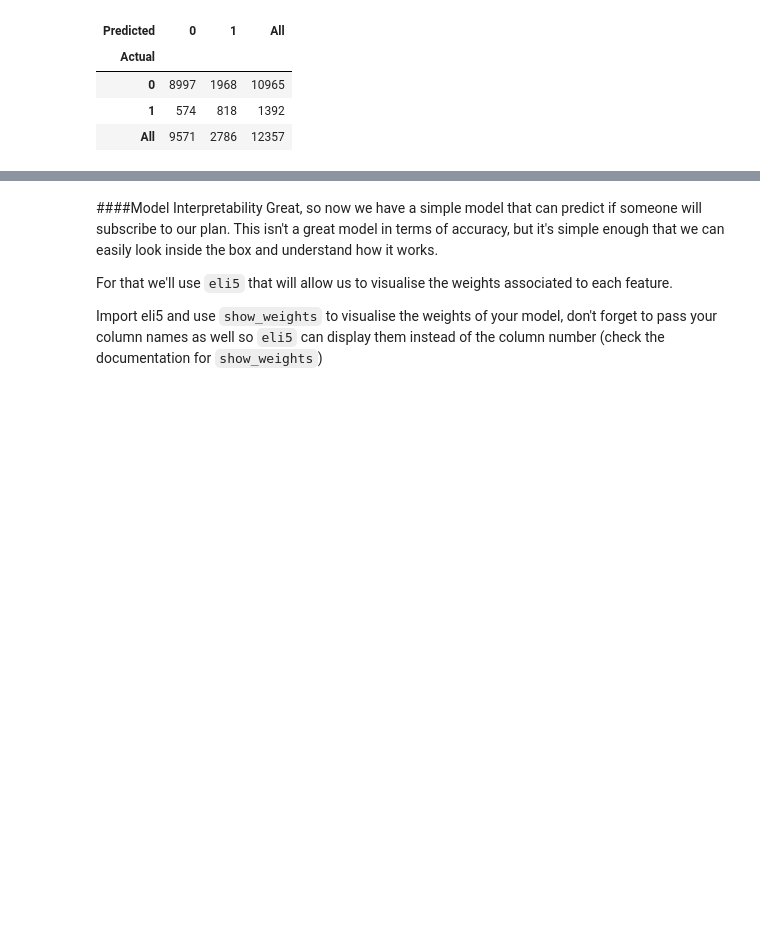
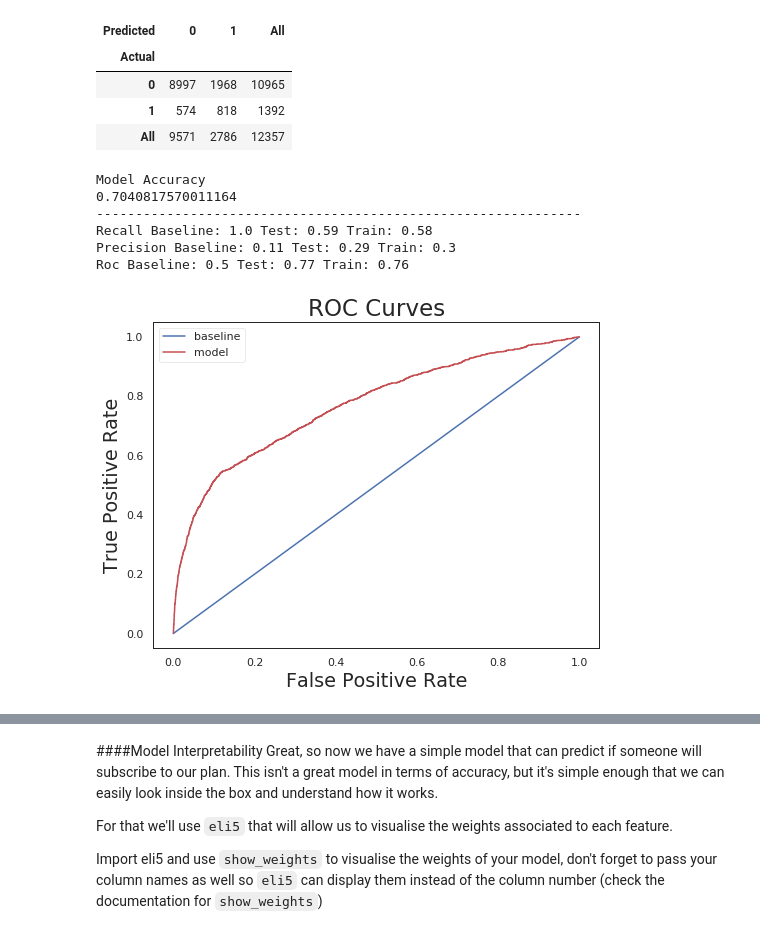
Before and after one commit to mvfolino68/PyconUS_2019-model-interpretability-tutorial, a Jupyter notebook: Machine_Learning_Example.ipynb, the cells around one changed output, grey strips where cells are left out. Drawn from its saved outputs; the diff is of its cells as text; code cells hidden in the pictures; blank space fills up the shorter version.

```diff
--- a/Machine_Learning_Example.ipynb
+++ b/Machine_Learning_Example.ipynb
@@ -383,3 +459,29 @@ Confusion Matrix
 | 0 | 8997 | 1968 | 10965 |
 | 1 | 574 | 818 | 1392 |
 | All | 9571 | 2786 | 12357 |
+# %%
+# Generate Predictions, ROC Graph
+predictions = lr_model.predict(X_test)
+lracc = balanced_accuracy_score(y_test, y_pred)
+print('Model Accuracy')
+print(lracc)
+print('--------------------------------------------------------------')
+
+#remain labels for function
+test_labels = y_test
+train_labels = y_train
+
+# Make probability predictions
+train_predictions = lr_model.predict(X_train)
+train_probs = lr_model.predict_proba(X_train)[:, 1]
+probs = lr_model.predict_proba(X_test)[:, 1]
+
+evaluate_model(predictions, probs, train_predictions, train_probs)
+# %% [output]
+Model Accuracy
+0.7040817570011164
+--------------------------------------------------------------
+Recall Baseline: 1.0 Test: 0.59 Train: 0.58
+Precision Baseline: 0.11 Test: 0.29 Train: 0.3
+Roc Baseline: 0.5 Test: 0.77 Train: 0.76
+[figure, added]
```
Also changed, not shown: parts of 39 cells of this notebook.
